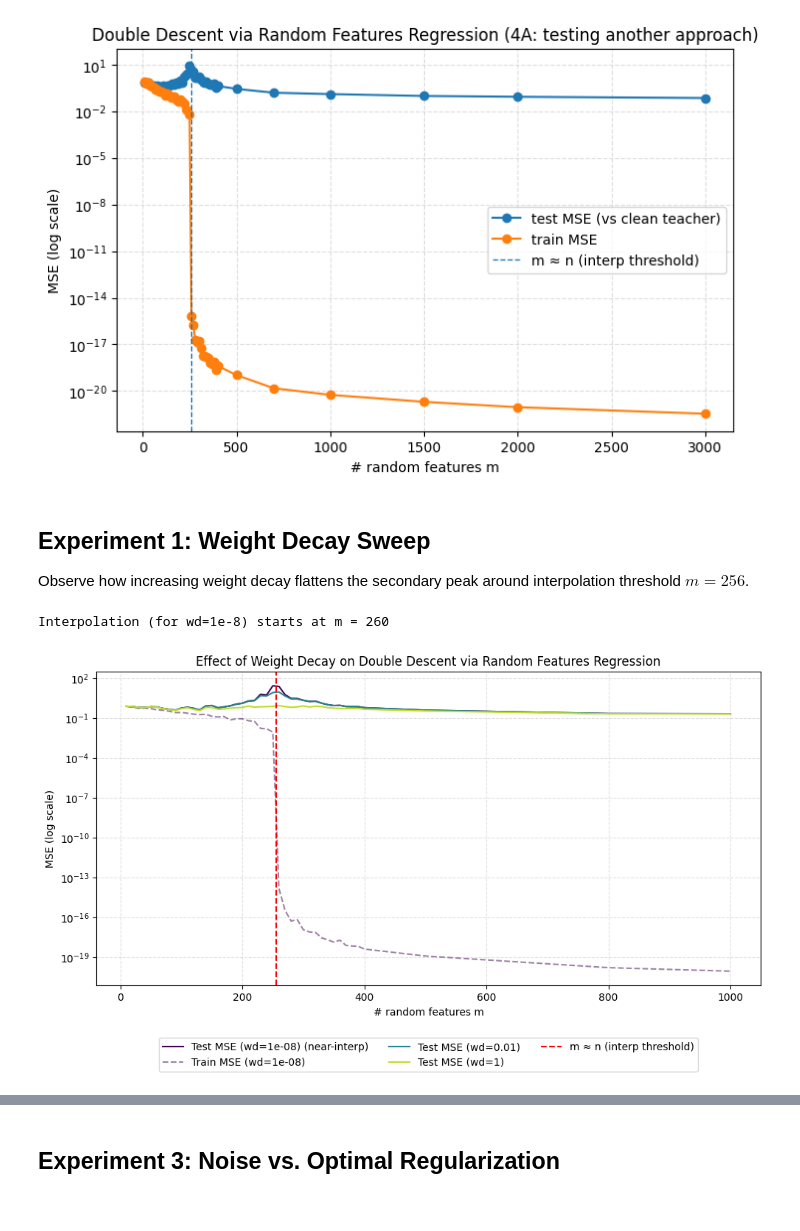
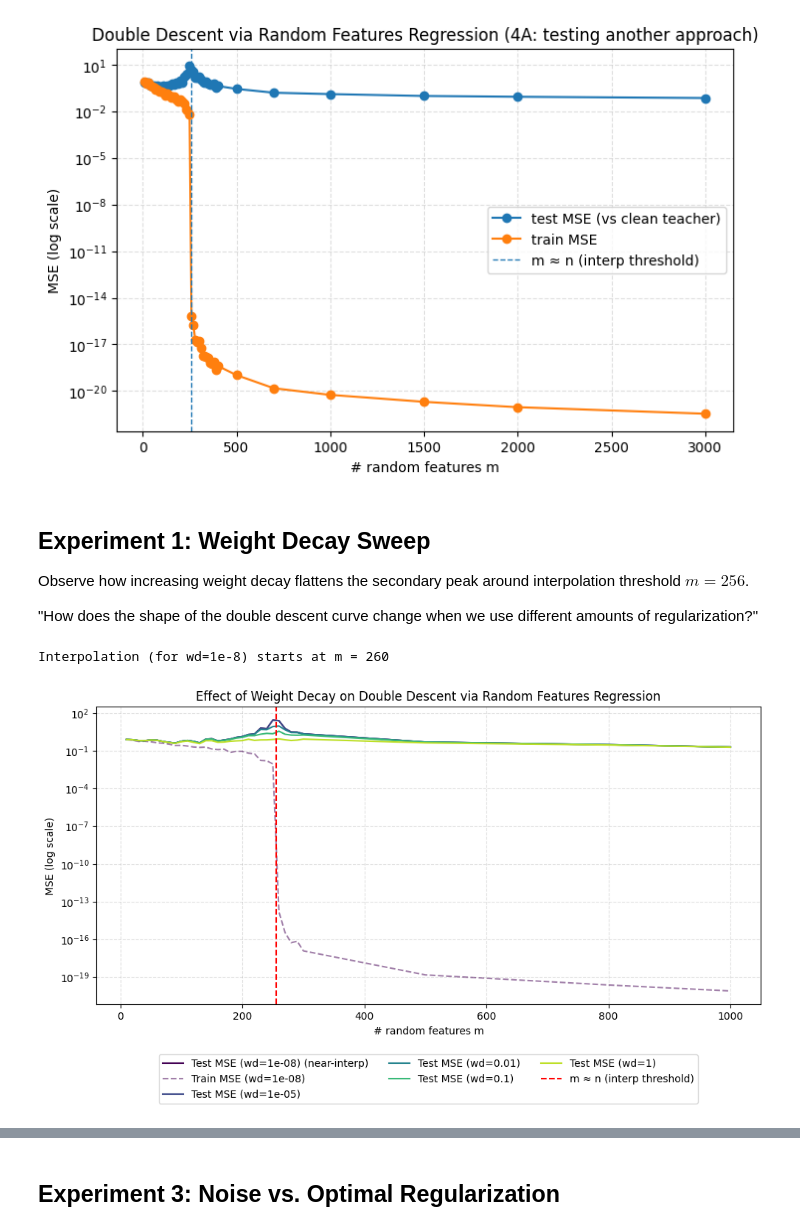
Before and after one commit to LeJ7-commits/double-descent-overparameterized-mlps, a Jupyter notebook: notebooks/02_regularization_shift.ipynb, the cells around one changed output, grey strips where cells are left out. Cells and saved outputs as stored; diff of their text form; code cells hidden in the pictures.

Commit message:
add regularization

```diff
--- a/notebooks/02_regularization_shift.ipynb
+++ b/notebooks/02_regularization_shift.ipynb
@@ -117,6 +117,8 @@ Interpolation starts at m = 260
 # %% [markdown]
 ## Experiment 1: Weight Decay Sweep
 Observe how increasing weight decay flattens the secondary peak around interpolation threshold $m = 256$.
+
+"How does the shape of the double descent curve change when we use different amounts of regularization?"
 # %%
 # Attempt 4A: Random Features Regression (clean, paper-style double descent)
 # WITH WEIGHT DECAY SWEEP
@@ -155,10 +157,10 @@ yte = (yte - y_mean) / y_std
 def relu(z): return np.maximum(z, 0.0)
 
 # Sweep #features m (capacity)
-ms = list(range(10, 401, 10)) + [500, 800, 1000]
+ms = list(range(10, 01, 10)) + [500, 800, 1000]
 
 # --- Sweep over Regularization (Weight Decay) ---
-ridges = [1e-8, 1e-2,  1.0]
+ridges = [1e-8, 1e-5, 1e-2, 1e-1,  1.0]
 
 train_mse_all = {r: [] for r in ridges}
 test_mse_all  = {r: [] for r in ridges}
@@ -195,34 +197,34 @@ for m in ms:
 plt.figure(figsize=(10, 6))
 
 colors = plt.cm.viridis(np.linspace(0, 0.9, len(ridges)))
 
 for i, ridge in enumerate(ridges):
     label_suffix = " (near-interp)" if ridge == 1e-8 else ""
     plt.plot(ms, test_mse_all[ridge], color=colors[i], label=f"Test MSE (wd={ridge:g}){label_suffix}")
 
     # Only plot train MSE for the smallest ridge to keep the plot clean
     if ridge == 1e-8:
         plt.plot(ms, train_mse_all[ridge], color=colors[i], linestyle="--", alpha=0.5, label=f"Train MSE (wd={ridge:g})")
 
 plt.axvline(n_train, color="red", linestyle="--", linewidth=1.5, label="m ≈ n (interp threshold)")
 plt.yscale("log")
 plt.xlabel("# random features m")
 plt.ylabel("MSE (log scale)")
 plt.title("Effect of Weight Decay on Double Descent via Random Features Regression")
 plt.grid(True, which="both", linestyle="--", alpha=0.4)
 # Move legend outside since it will be tall
 plt.legend(bbox_to_anchor=(0.5, -0.15), loc='upper center', ncol=3)
 
 # Find interpolation idx for smallest ridge
 interp_mask = np.array(train_mse_all[1e-8]) < 1e-8
 if interp_mask.any():
     print("Interpolation (for wd=1e-8) starts at m =", ms[np.where(interp_mask)[0][0]])
 
 plt.tight_layout()
 plt.show()
 # %% [output]
 Interpolation (for wd=1e-8) starts at m = 260
-[figure, old version]
+[figure, new version]
 # %% [markdown]
 ## Experiment 2: Regularization-wise Double Descent
 Fix width at interpolation threshold and sweep weight decay.
```
Also changed, not shown: parts of 3 cells of this notebook.
